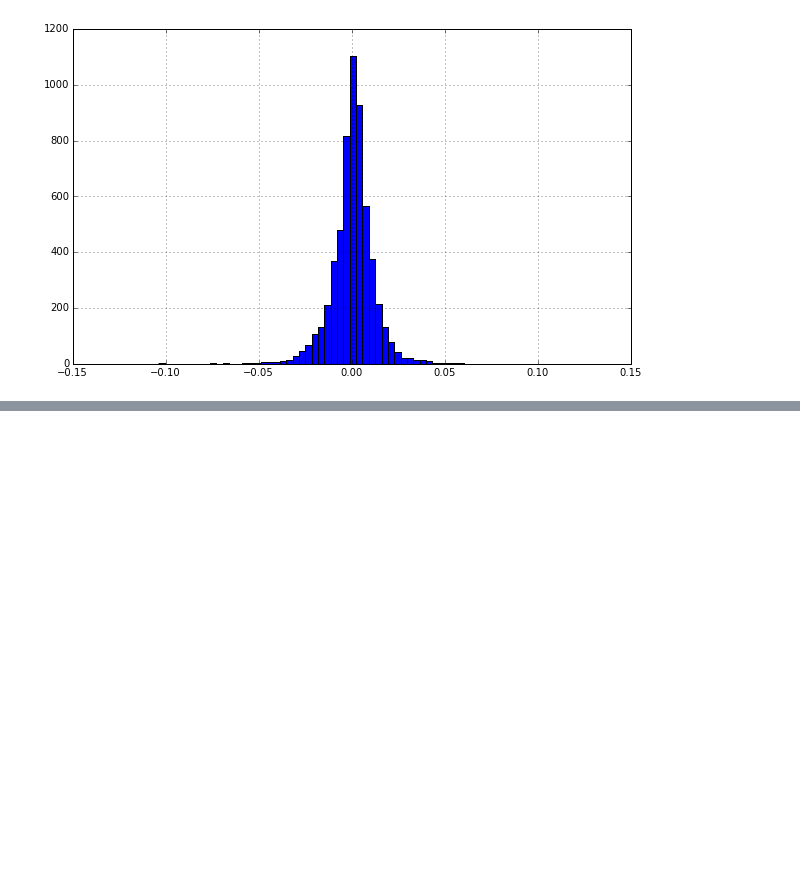
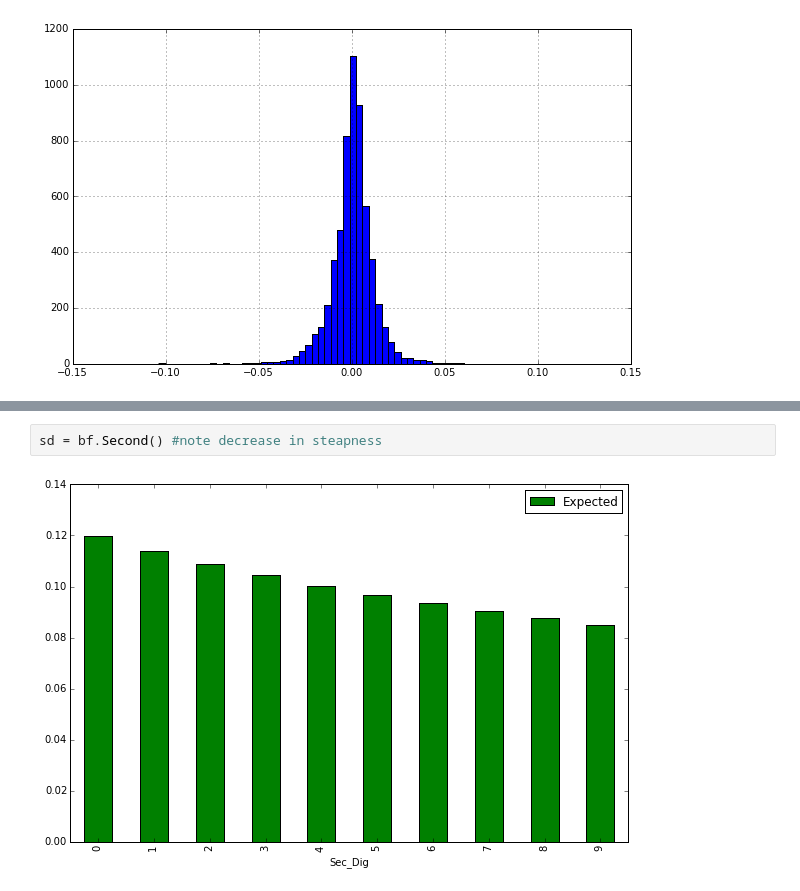
Before and after one commit to milcent/benford_py, a Jupyter notebook: Getting Started with Benford for Python.ipynb, the cells around one changed output, grey strips where cells are left out. Drawn from its saved outputs; the diff is of its cells as text; blank space fills up the shorter version.

```diff
--- a/Getting Started with Benford for Python.ipynb
+++ b/Getting Started with Benford for Python.ipynb
@@ -42,0 +80,4 @@ sp.l_r.hist(bins=70, figsize=(10,6))
+# %%
+sd = bf.Second() #note decrease in steapness
+# %% [output]
+[figure, added]
```
Also changed, not shown: parts of 21 cells of this notebook, 2 other files.
